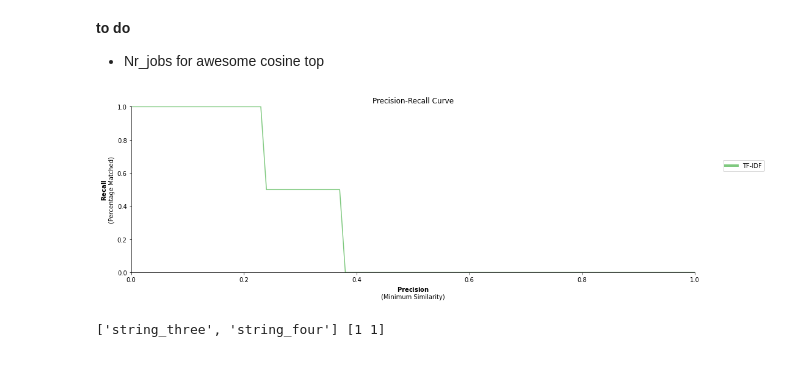
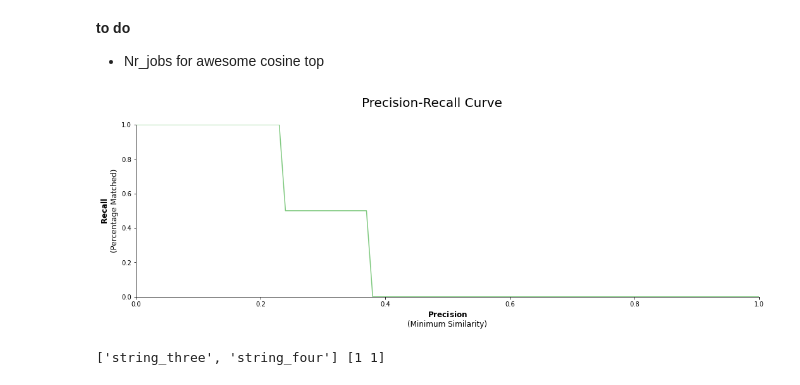
Before and after one commit to MaartenGr/PolyFuzz, a Jupyter notebook: notebooks/Overview-Copy1.ipynb, the cells around one changed output. Drawn from its saved outputs; the diff is of its cells as text; code cells hidden in the pictures.

```diff
--- a/notebooks/Overview-Copy1.ipynb
+++ b/notebooks/Overview-Copy1.ipynb
@@ -28,9 +28,9 @@ bert_embedding = TransformerWordEmbeddings('bert-base-multilingual-cased')
 model = PolyFuzz("TF-IDF").match(from_list = ["string_one", "string_two"],
                                     to_list = ["string_three", "string_four"])
 # %%
-model.visualize_precision_recall()
+model.visualize_precision_recall(kde=False)
 # %% [output]
-[figure, old version]
+[figure, new version]
 # %%
 from rapidfuzz import fuzz
 import numpy as np
```
Also changed, not shown: 6 other files.
